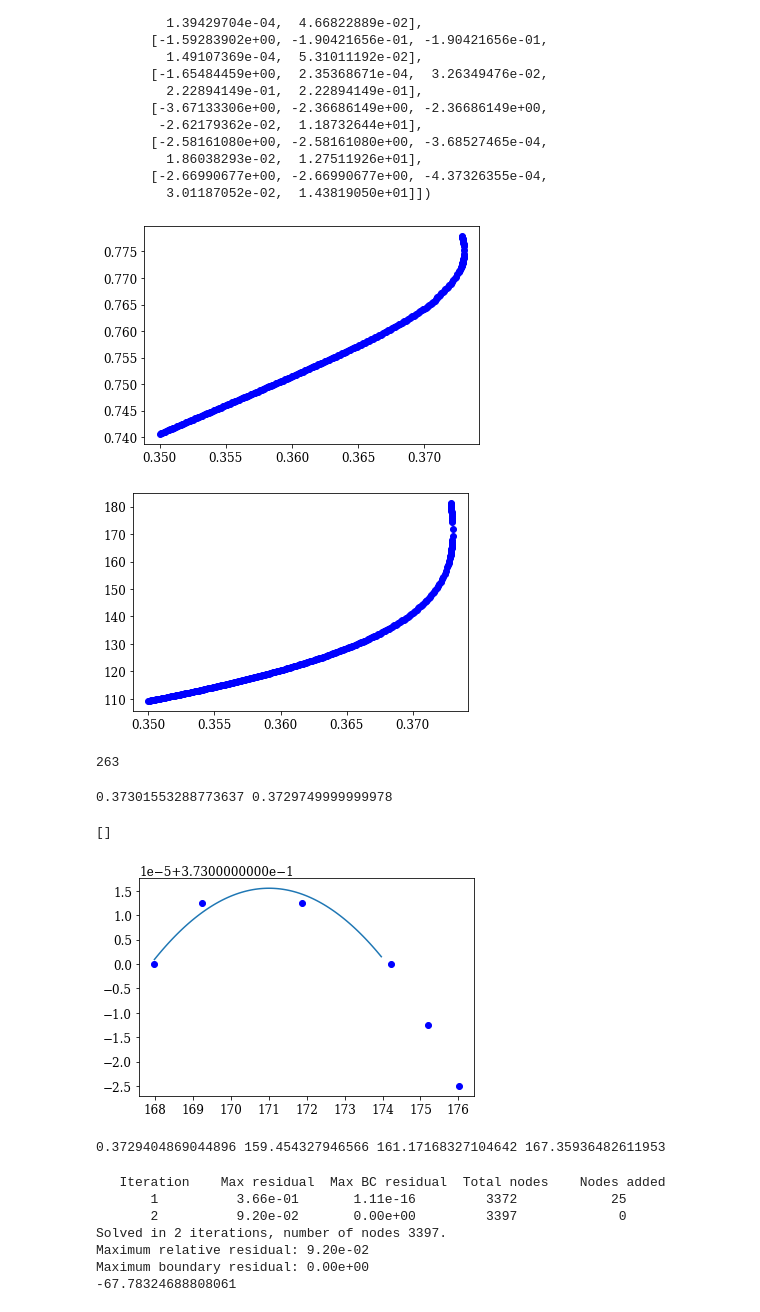
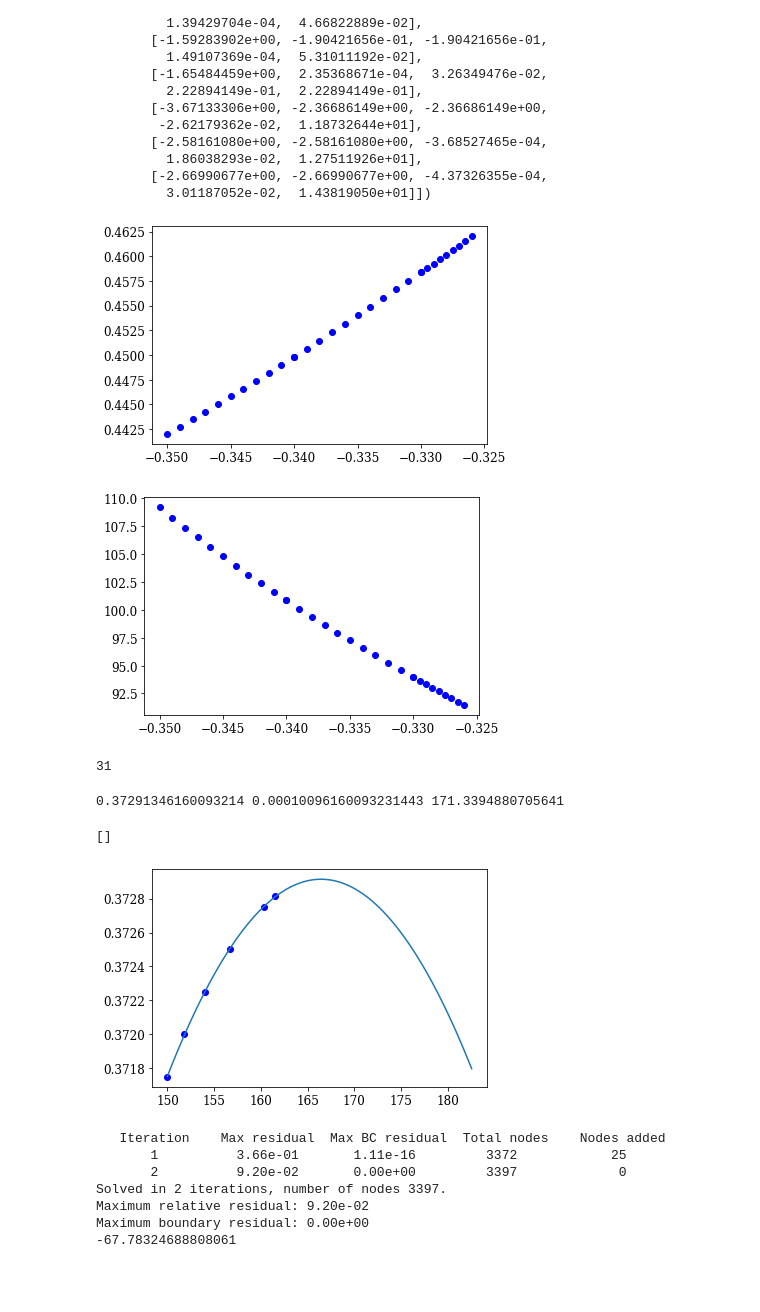
Before and after one commit to znicolaou/snakingoscillators, a Jupyter notebook: lccont.ipynb, the cells around one changed output. Cells and saved outputs as stored; diff of their text form; code cells hidden in the pictures; blank space fills up the shorter version.

```diff
--- a/lccont.ipynb
+++ b/lccont.ipynb
@@ -802,23 +802,23 @@ array([[-1.83046072e+00, -9.55516770e-01, -9.55516770e-01,
        [-2.66990677e+00, -2.66990677e+00, -4.37326355e-04,
          3.01187052e-02,  1.43819050e+01]])
 # %%
-filebase='data/chimera2/lc_forward'
+filebase='data/uchimera2/lc_forward'
 # filebase='data/chimera2/lc_backward'
 periods=np.load(filebase+'_periods.npy')
 sigmas=np.load(filebase+'_sigmas.npy')
 orders=np.load(filebase+'_orders.npy')
 plt.plot(sigmas,orders,'bo')
 plt.show()
 plt.plot(sigmas,periods,'bo')
 plt.show()
 print(len(sigmas))
 ind=len(sigmas)-1
 x=np.load(filebase+'_times_'+str(ind)+'.npy')
 y=np.load(filebase+'_phases_'+str(ind)+'.npy')
 # %% [output]
-[figure, old version]
+[figure, new version]
-[figure, old version]
+[figure, new version]
-263
+31
 # %%
 from scipy.optimize import leastsq
 SNum=6
@@ -831,16 +831,12 @@ x,n=leastsq(func,[xm,(xm-xs[0])/(ys[0]-ym)**2,ym])
 plt.plot(ys,xs,'bo')
 ys2=ys[0]+(2*x[2]-ys[0]-ys[0])*np.arange(0,100)/100
 plt.plot(ys2,x[0]+x[1]*(ys2-x[2])**2)
-print(x[0],xs[-1])
+print(x[0],x[0]-xs[-1], 2*x[2]-periods[-1])
 plt.plot()
 # %% [output]
-0.37301553288773637 0.3729749999999978
+0.37291346160093214 0.00010096160093231443 171.3394880705641
 []
-[figure, old version]
+[figure, new version]
-# %%
-print(x[0],ys[-2],2*ys[-1]-ys[-2],x[2])
-# %% [output]
-0.3729404869044896 159.454327946566 161.17168327104642 167.35936482611953
 # %%
 ind=len(sigmas)-1
 x0=np.load(filebase+'lc_forward_times_'+str(ind)+'.npy')
```
Also changed, not shown: 1 other file.
